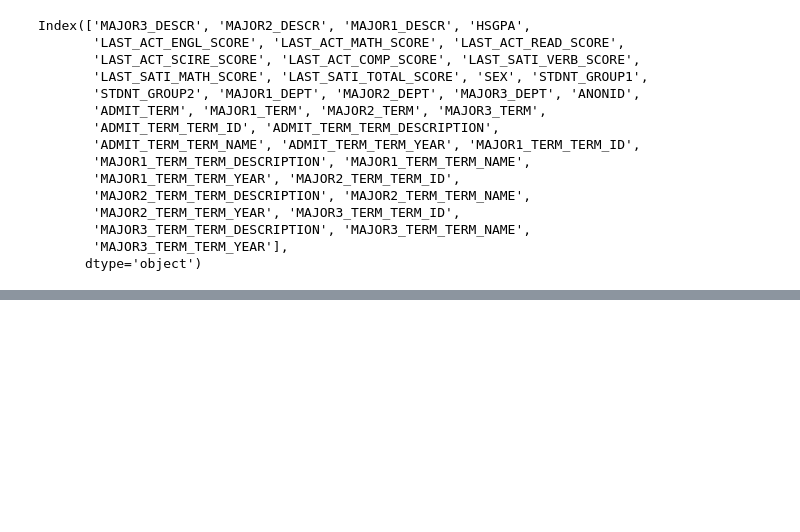
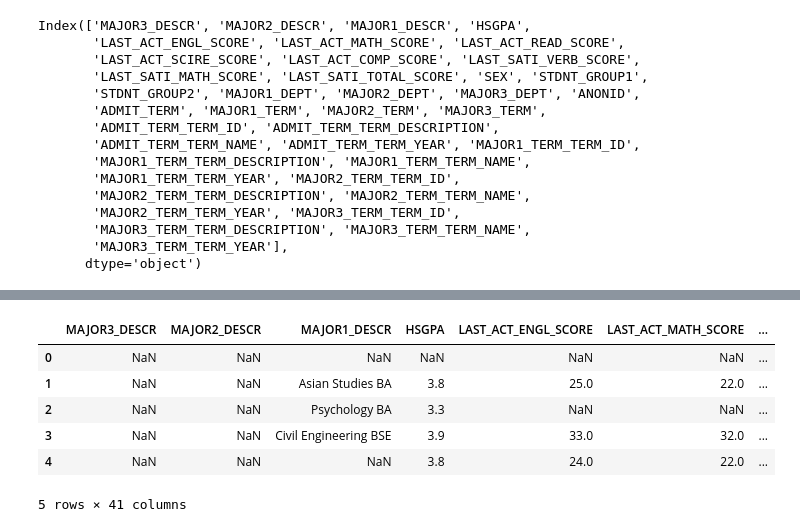
Before and after one commit to MADS-593-Project/Project, a Jupyter notebook: kolbe_work.ipynb, the cells around one changed output, grey strips where cells are left out. Cells and saved outputs as stored; diff of their text form; code cells hidden in the pictures; blank space fills up the shorter version.

```diff
--- a/kolbe_work.ipynb
+++ b/kolbe_work.ipynb
@@ -144,0 +194,7 @@ merge_record_df[columns].head()
+# %%
+result = merge_course_df.groupby('ANONID').agg(
+    avg_GPAO=('GPAO', 'mean'),
+    max_TERM_YEAR=('TERM_YEAR', 'max')
+).reset_index()
+
+result.head()
@@ -144,0 +208,16 @@ merge_record_df[columns].head()
+# %%
+merge_course_sex = pd.merge(
+                    merge_record_df,
+                    result,
+                    how='left',
+                    left_on='ANONID',
+                    right_on='ANONID')
+merge_course_sex.head()
+# %% [output]
+|  | MAJOR3_DESCR | MAJOR2_DESCR | MAJOR1_DESCR | HSGPA | LAST_ACT_ENGL_SCORE | LAST_ACT_MATH_SCORE | ... |
+| 0 | NaN | NaN | NaN | NaN | NaN | NaN | ... |
+| 1 | NaN | NaN | Asian Studies BA | 3.8 | 25.0 | 22.0 | ... |
+| 2 | NaN | NaN | Psychology BA | 3.3 | NaN | NaN | ... |
+| 3 | NaN | NaN | Civil Engineering BSE | 3.9 | 33.0 | 32.0 | ... |
+| 4 | NaN | NaN | NaN | 3.8 | 24.0 | 22.0 | ... |
+5 rows × 41 columns
```
Also changed, not shown: parts of 7 cells of this notebook.
